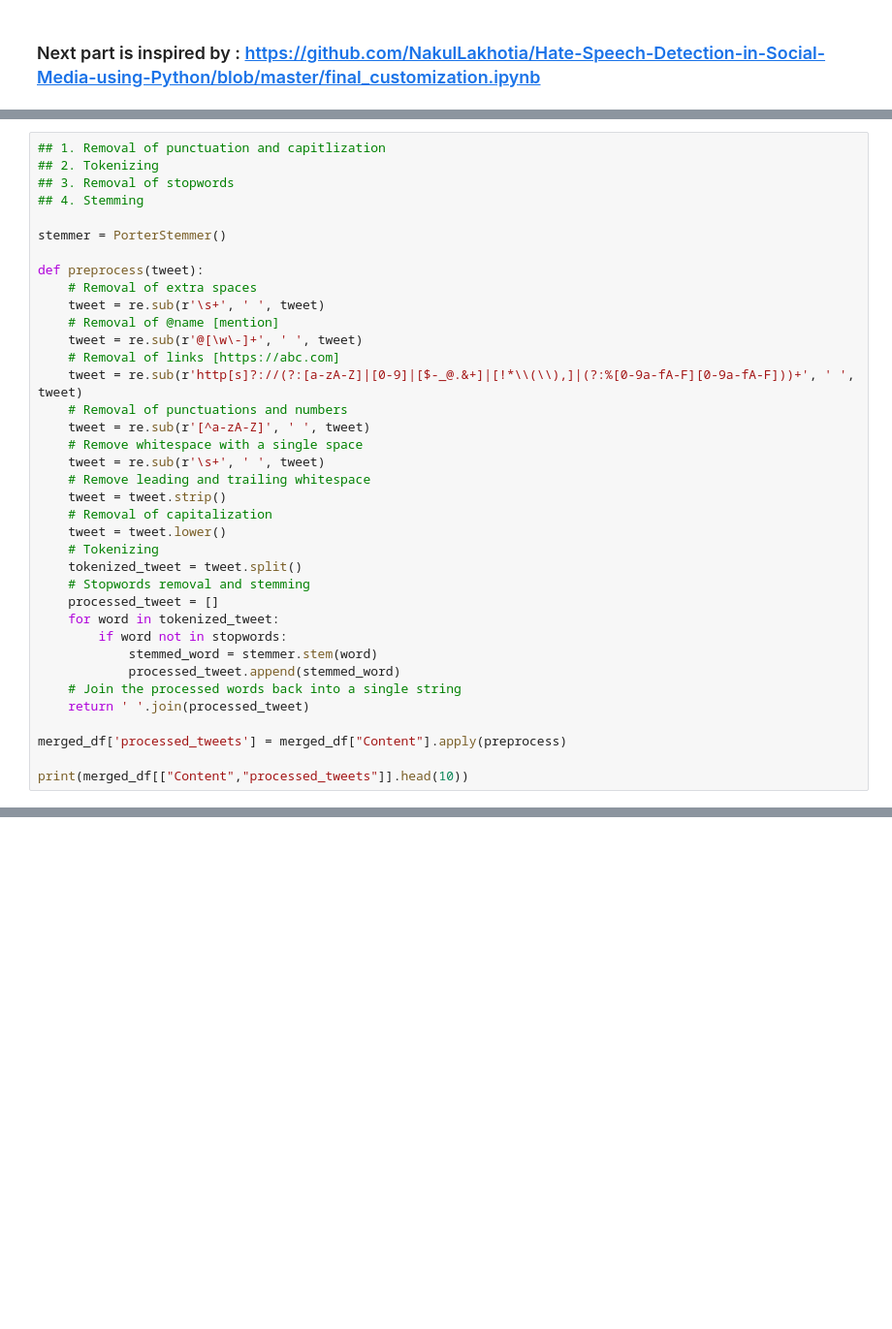
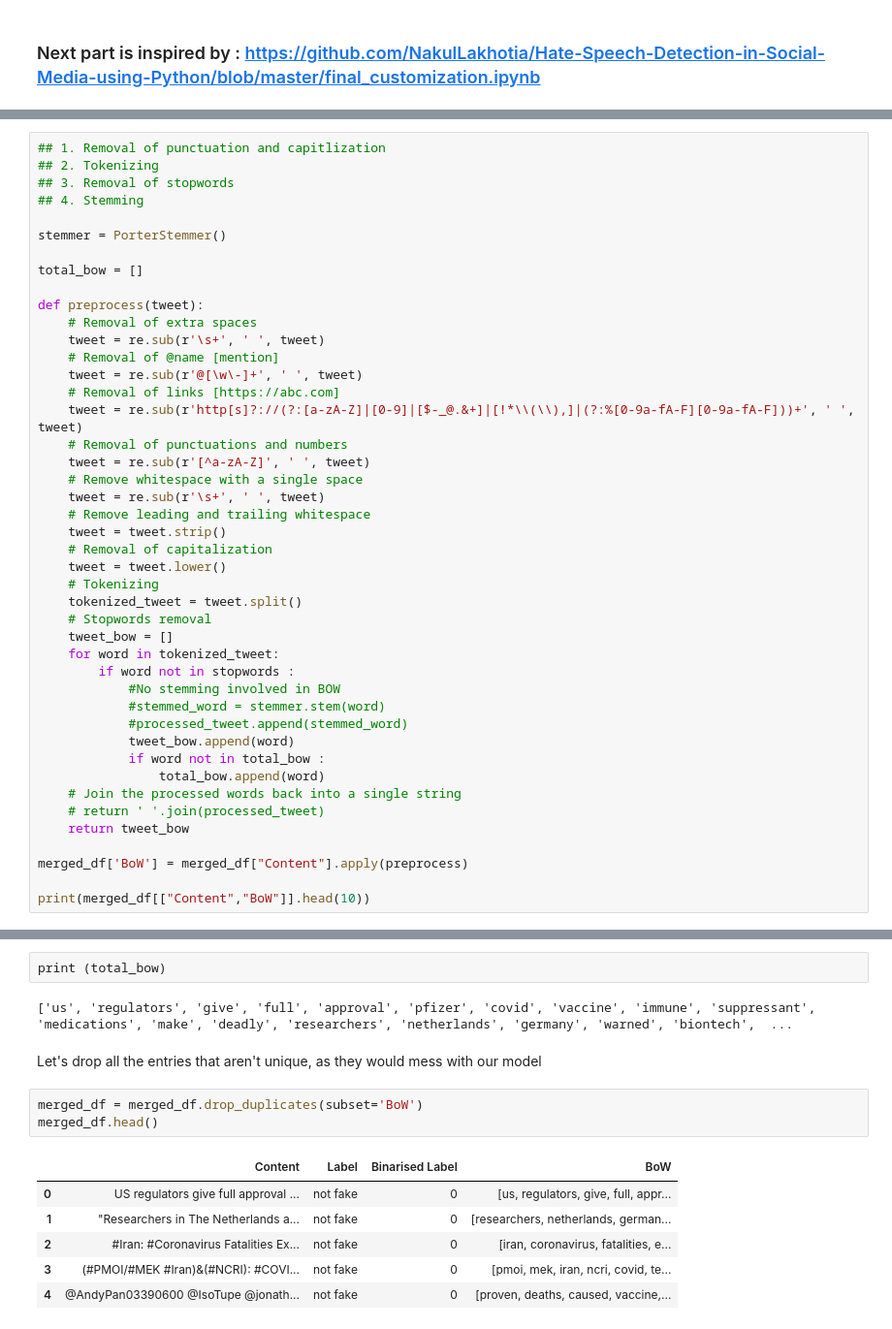
Before and after one commit to KryMucus/Hate-Detection, a Jupyter notebook: Project.ipynb, the cells around one changed output, grey strips where cells are left out. Shown at 97% size. Cells and saved outputs as stored; diff of their text form; blank space fills up the shorter version.

```diff
--- a/Project.ipynb
+++ b/Project.ipynb
@@ -384,6 +386,8 @@ merged_df["Content"] = merged_df["Content"].apply(str)
 ## 4. Stemming
 
 stemmer = PorterStemmer()
+
+total_bow = []
 
 def preprocess(tweet):
     # Removal of extra spaces
@@ -402,18 +406,23 @@ def preprocess(tweet):
     tweet = tweet.lower()
     # Tokenizing
     tokenized_tweet = tweet.split()
-    # Stopwords removal and stemming
-    processed_tweet = []
+    # Stopwords removal
+    tweet_bow = []
     for word in tokenized_tweet:
-        if word not in stopwords:
-            stemmed_word = stemmer.stem(word)
-            processed_tweet.append(stemmed_word)
+        if word not in stopwords :
+            #No stemming involved in BOW
+            #stemmed_word = stemmer.stem(word)
+            #processed_tweet.append(stemmed_word)
+            tweet_bow.append(word)
+            if word not in total_bow :
+                total_bow.append(word)
     # Join the processed words back into a single string
-    return ' '.join(processed_tweet)
+    # return ' '.join(processed_tweet)
+    return tweet_bow
 
-merged_df['processed_tweets'] = merged_df["Content"].apply(preprocess)
+merged_df['BoW'] = merged_df["Content"].apply(preprocess)
 
-print(merged_df[["Content","processed_tweets"]].head(10))
+print(merged_df[["Content","BoW"]].head(10))
 # %% [output]
                                              Content  \
 0  US regulators give full approval to Pfizer COV...
@@ -434,0 +446,16 @@ print(merged_df[["Content","processed_tweets"]].head(10))
+# %%
+print (total_bow)
+# %% [output]
+['us', 'regulators', 'give', 'full', 'approval', 'pfizer', 'covid', 'vaccine', 'immune', 'suppressant', 'medications', 'make', 'deadly', 'researchers', 'netherlands', 'germany', 'warned', 'biontech',  ...
+# %% [markdown]
+Let's drop all the entries that aren't unique, as they would mess with our model
+# %%
+merged_df = merged_df.drop_duplicates(subset='BoW')
+merged_df.head()
+# %% [output]
+|  | Content | Label | Binarised Label | BoW |
+| 0 | US regulators give full approval ... | not fake | 0 | [us, regulators, give, full, appr... |
+| 1 | "Researchers in The Netherlands a... | not fake | 0 | [researchers, netherlands, german... |
+| 2 | #Iran: #Coronavirus Fatalities Ex... | not fake | 0 | [iran, coronavirus, fatalities, e... |
+| 3 | (#PMOI/#MEK #Iran)&(#NCRI): #COVI... | not fake | 0 | [pmoi, mek, iran, ncri, covid, te... |
+| 4 | @AndyPan03390600 @IsoTupe @jonath... | not fake | 0 | [proven, deaths, caused, vaccine,... |
```
Also changed, not shown: parts of 10 cells of this notebook.
